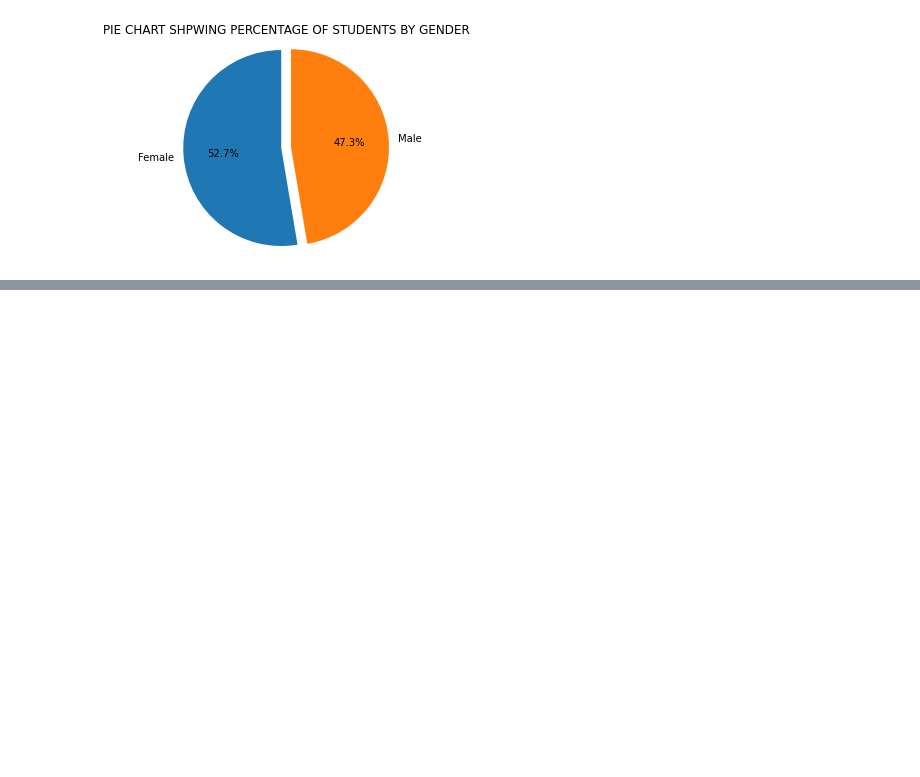
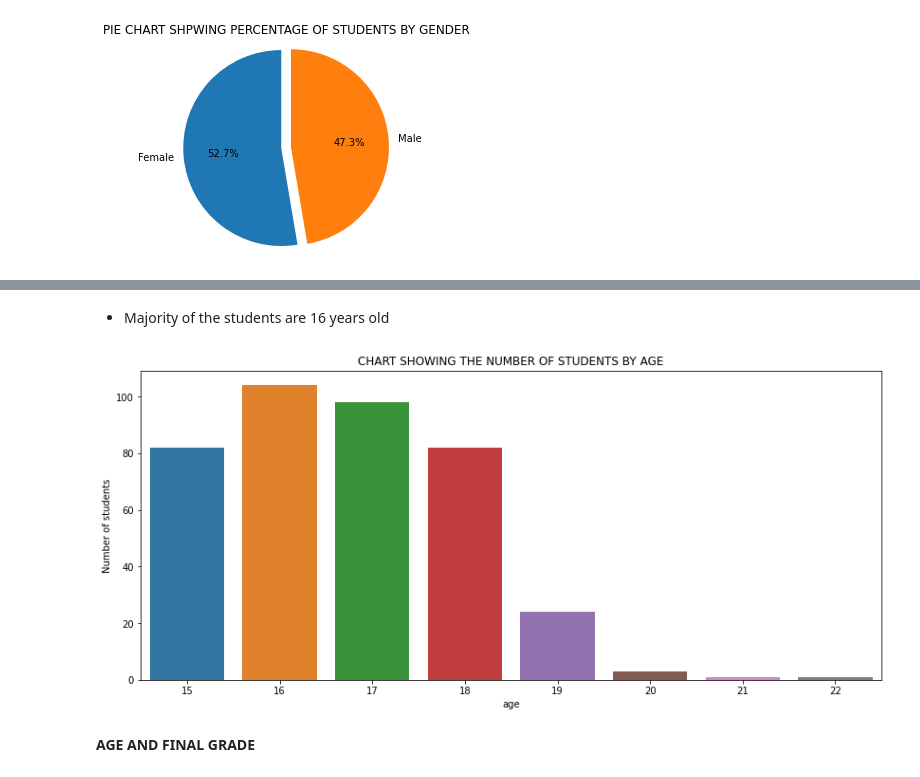
Before and after one commit to devchoplife/Students-grades, a Jupyter notebook: portuguese_students_grade_analysis.ipynb, the cells around one changed output, grey strips where cells are left out. Drawn from its saved outputs; the diff is of its cells as text; code cells hidden in the pictures; blank space fills up the shorter version.

```diff
--- a/portuguese_students_grade_analysis.ipynb
+++ b/portuguese_students_grade_analysis.ipynb
@@ -181,0 +198,12 @@ plt.show()
+# %% [markdown]
+* Majority of the students are 16 years old
+# %%
+plt.figure(figsize = (14, 6))
+sns.countplot('age', data = grades)
+plt.title("CHART SHOWING THE NUMBER OF STUDENTS BY AGE")
+plt.ylabel("Number of students")
+plt.show()
+# %% [output]
+[figure, added]
+# %% [markdown]
+**AGE AND FINAL GRADE**
```
Also changed, not shown: parts of 3 cells of this notebook.
